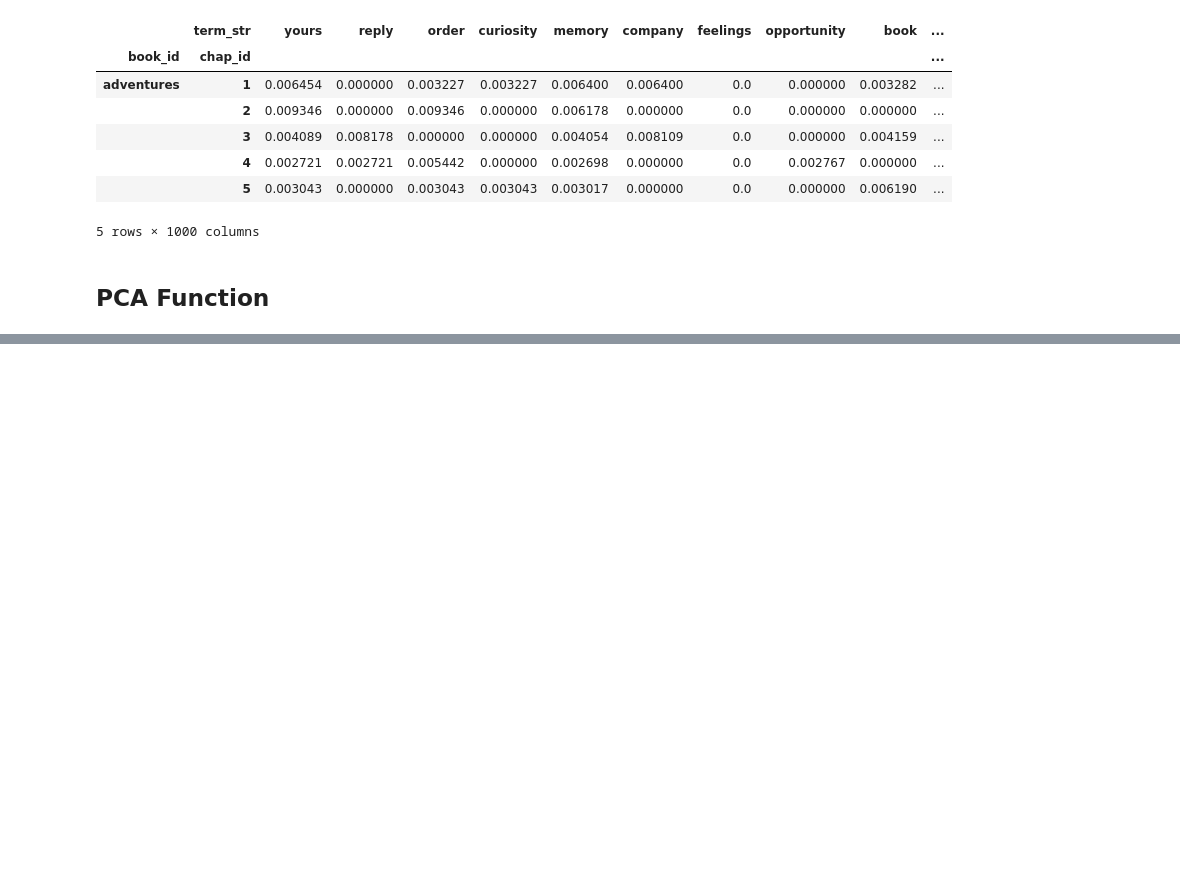
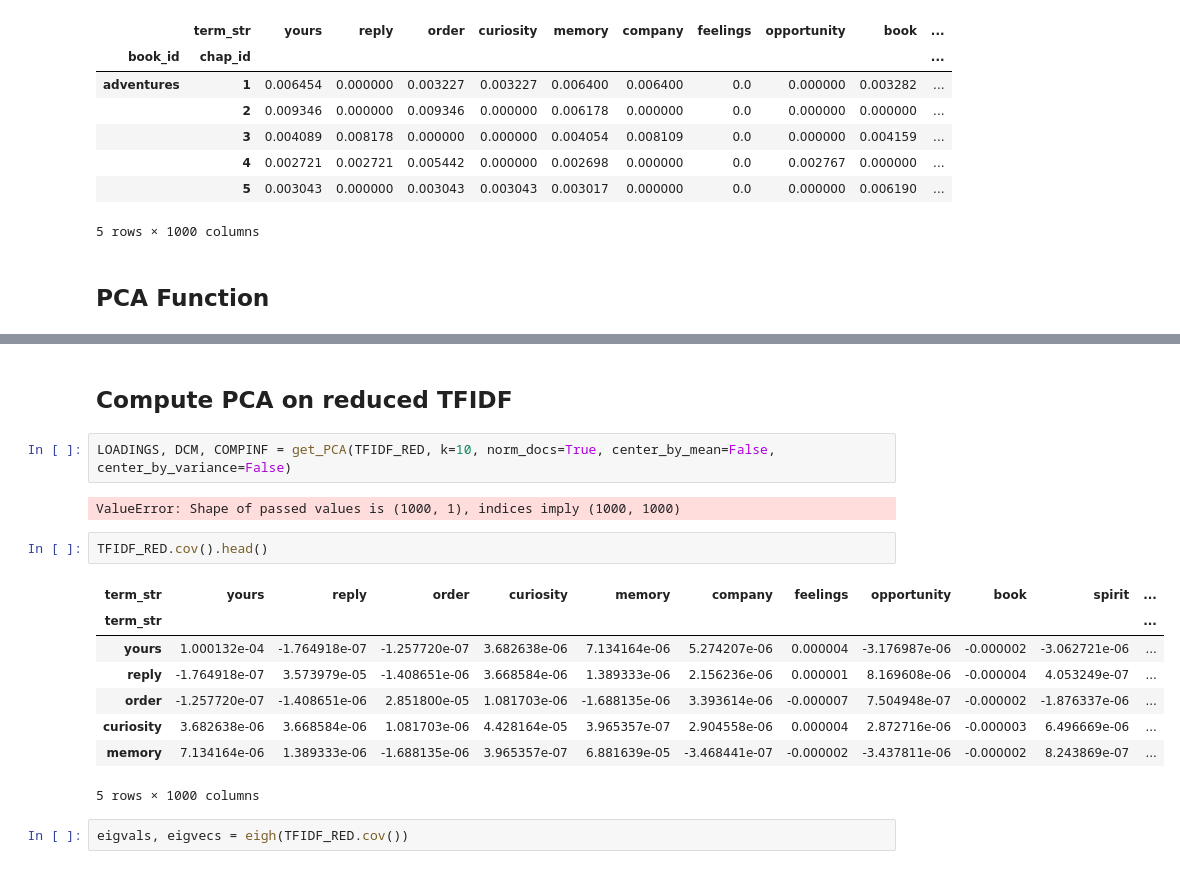
Before and after one commit to rlipps/DS5001-2024-01-R, a Jupyter notebook: lessons/M07_FeaturesAndComponents/M07_HW.ipynb, the cells around one changed output, grey strips where cells are left out. Drawn from its saved outputs; the diff is of its cells as text; blank space fills up the shorter version.

```diff
--- a/lessons/M07_FeaturesAndComponents/M07_HW.ipynb
+++ b/lessons/M07_FeaturesAndComponents/M07_HW.ipynb
@@ -289,0 +299,19 @@ TypeError: 'type' object is not iterable
+# %% [markdown]
+## Compute PCA on reduced TFIDF
+# %%
+LOADINGS, DCM, COMPINF = get_PCA(TFIDF_RED, k=10, norm_docs=True, center_by_mean=False, center_by_variance=False)
+# %% [output]
+ValueError: Shape of passed values is (1000, 1), indices imply (1000, 1000)
+# %%
+TFIDF_RED.cov().head()
+# %% [output]
+| term_str | yours | reply | order | curiosity | memory | company | feelings | opportunity | book | spirit | ... |
+| term_str |  |  |  |  |  |  |  |  |  |  | ... |
+| yours | 1.000132e-04 | -1.764918e-07 | -1.257720e-07 | 3.682638e-06 | 7.134164e-06 | 5.274207e-06 | 0.000004 | -3.176987e-06 | -0.000002 | -3.062721e-06 | ... |
+| reply | -1.764918e-07 | 3.573979e-05 | -1.408651e-06 | 3.668584e-06 | 1.389333e-06 | 2.156236e-06 | 0.000001 | 8.169608e-06 | -0.000004 | 4.053249e-07 | ... |
+| order | -1.257720e-07 | -1.408651e-06 | 2.851800e-05 | 1.081703e-06 | -1.688135e-06 | 3.393614e-06 | -0.000007 | 7.504948e-07 | -0.000002 | -1.876337e-06 | ... |
+| curiosity | 3.682638e-06 | 3.668584e-06 | 1.081703e-06 | 4.428164e-05 | 3.965357e-07 | 2.904558e-06 | 0.000004 | 2.872716e-06 | -0.000003 | 6.496669e-06 | ... |
+| memory | 7.134164e-06 | 1.389333e-06 | -1.688135e-06 | 3.965357e-07 | 6.881639e-05 | -3.468441e-07 | -0.000002 | -3.437811e-06 | -0.000002 | 8.243869e-07 | ... |
+5 rows × 1000 columns
+# %%
+eigvals, eigvecs = eigh(TFIDF_RED.cov())
```
Also changed, not shown: parts of 1 cell of this notebook.
